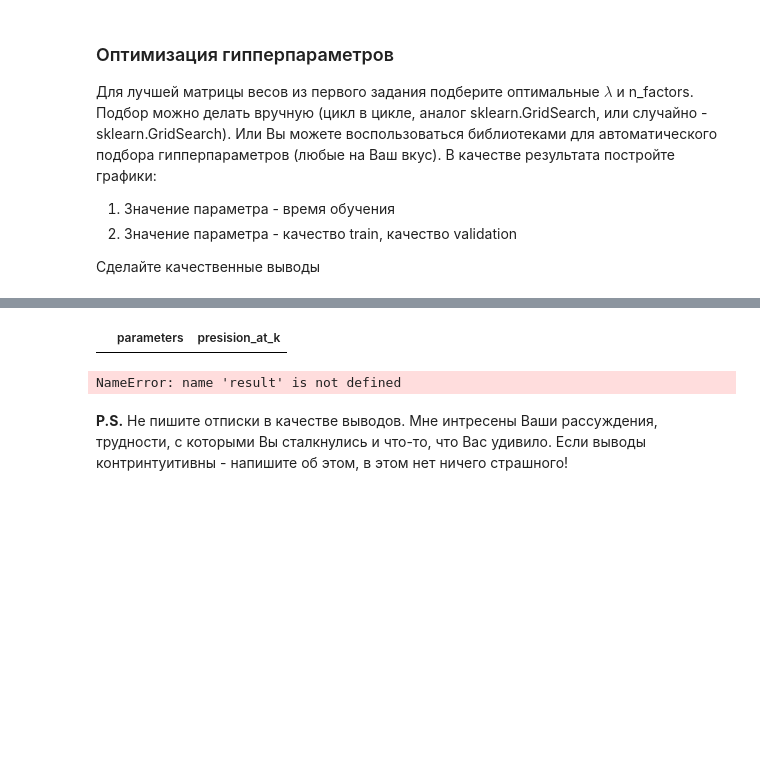
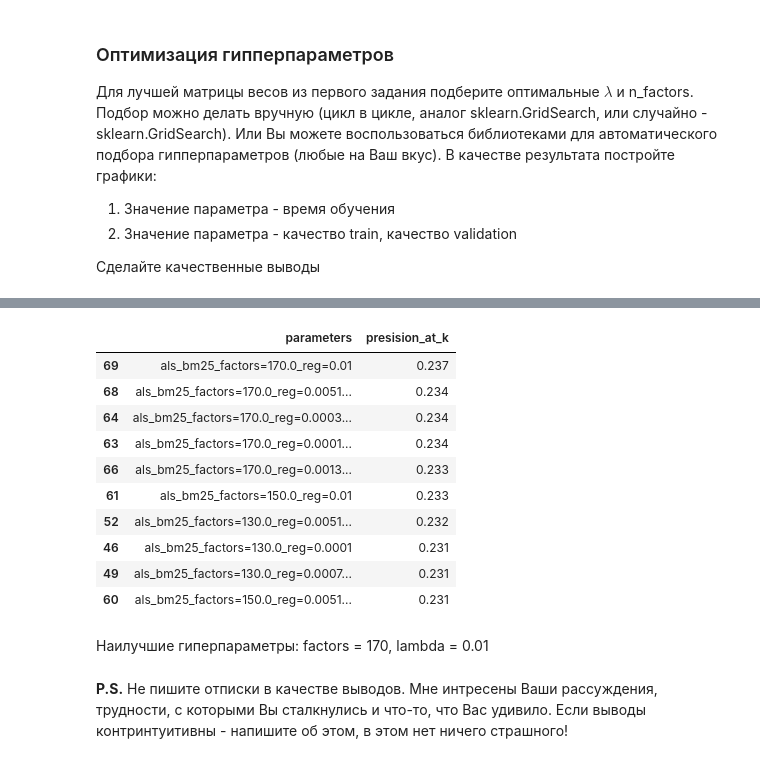
Before and after one commit to AndreiBazhenau/gb, a Jupyter notebook: rec_sys/hw3.ipynb, the cells around one changed output, grey strips where cells are left out. Cells and saved outputs as stored; diff of their text form; code cells hidden in the pictures; blank space fills up the shorter version.

```diff
--- a/rec_sys/hw3.ipynb
+++ b/rec_sys/hw3.ipynb
@@ -585,6 +577,8 @@ range(50, 550, 50)
 # %%
-for factors in tqdm(np.linspace(50,150,6)):
-    for reg in np.linspace(0.0001,0.01,6):
+%%time
+
+for factors in tqdm(np.linspace(30,170,8)):
+    for reg in np.geomspace(0.0001,0.01,8):
 
         # Заведем фиктивный item_id (если юзер покупал товары из топ-5000, то он "купил" такой товар)
         data_train.loc[~data_train['item_id'].isin(top_5000), 'item_id'] = 999999
@@ -617,9 +611,11 @@ for factors in tqdm(np.linspace(50,150,6)):
         model.fit(csr_matrix(user_item_matrix).T.tocsr(),  # На вход item-user matrix
                   show_progress=False)
 
-        result[f'als_bm25_factors={factors}_reg={reg}'] = result['user_id'].apply(lambda x: get_recommendations(x, model=model, N=5))
+        result[f'als_bm25_factors={factors}_reg={reg}'] = \
+                        result['user_id'].apply(lambda x: get_recommendations(x, model=model, N=5))
 
-        result.apply(lambda row: precision_at_k(row[f'als_bm25_factors_{factors}_reg{reg}'], row['actual']), axis=1).mean()
+        result.apply(lambda row: precision_at_k(row[f'als_bm25_factors={factors}_reg={reg}'], \
+                                                            row['actual']), axis=1).mean()
 # %% [output]
 A value is trying to be set on a copy of a slice from a DataFrame.
 Try using .loc[row_indexer,col_indexer] = value instead
@@ -657,23 +653,27 @@ result
-# %%
-df_res = pd.DataFrame(columns=['parameters', 'presision_at_k'])
-df_res
-df_res
-# %% [output]
-|  | parameters | presision_at_k |
 # %%
+df_res = pd.DataFrame(columns=['parameters', 'presision_at_k'])
+i = 0
 for column in result.columns[2:]:
-    print(column, round(result.apply(lambda row: precision_at_k(row[column], row['actual']), axis=1).mean(), 3))
+    a = round(result.apply(lambda row: precision_at_k(row[column], row['actual']), axis=1).mean(), 3)
+    #print(column, a)
+    #df = pd.DataFrame([column, a])
+    df_res.loc[i] = [column, a]
+    i += 1
-# %% [output]
-NameError: name 'result' is not defined
-# %%
-df_res = pd.DataFrame(columns=['parameters', 'presision_at_k'])
-i = 0
-for column in result.columns[2:]:
-    a = round(result.apply(lambda row: precision_at_k(row[column], row['actual']), axis=1).mean(), 3)
-    #print(column, a)
-    #df = pd.DataFrame([column, a])
-    df_res.loc[i] = [column, a]
-    i += 1
-df_res
+# %%
+df_res.sort_values(by='presision_at_k', ascending=False).head(10)
+# %% [output]
+|  | parameters | presision_at_k |
+| 69 | als_bm25_factors=170.0_reg=0.01 | 0.237 |
+| 68 | als_bm25_factors=170.0_reg=0.0051... | 0.234 |
+| 64 | als_bm25_factors=170.0_reg=0.0003... | 0.234 |
+| 63 | als_bm25_factors=170.0_reg=0.0001... | 0.234 |
+| 66 | als_bm25_factors=170.0_reg=0.0013... | 0.233 |
+| 61 | als_bm25_factors=150.0_reg=0.01 | 0.233 |
+| 52 | als_bm25_factors=130.0_reg=0.0051... | 0.232 |
+| 46 | als_bm25_factors=130.0_reg=0.0001 | 0.231 |
+| 49 | als_bm25_factors=130.0_reg=0.0007... | 0.231 |
+| 60 | als_bm25_factors=150.0_reg=0.0051... | 0.231 |
+# %% [markdown]
+Наилучшие гиперпараметры: factors = 170, lambda = 0.01
 # %% [markdown]
 **P.S.** Не пишите отписки в качестве выводов. Мне интресены Ваши рассуждения, трудности, с которыми Вы сталкнулись и что-то, что Вас удивило. Если выводы контринтуитивны - напишите об этом, в этом нет ничего страшного!
```
Also changed, not shown: parts of 16 cells of this notebook, 2 other files.
